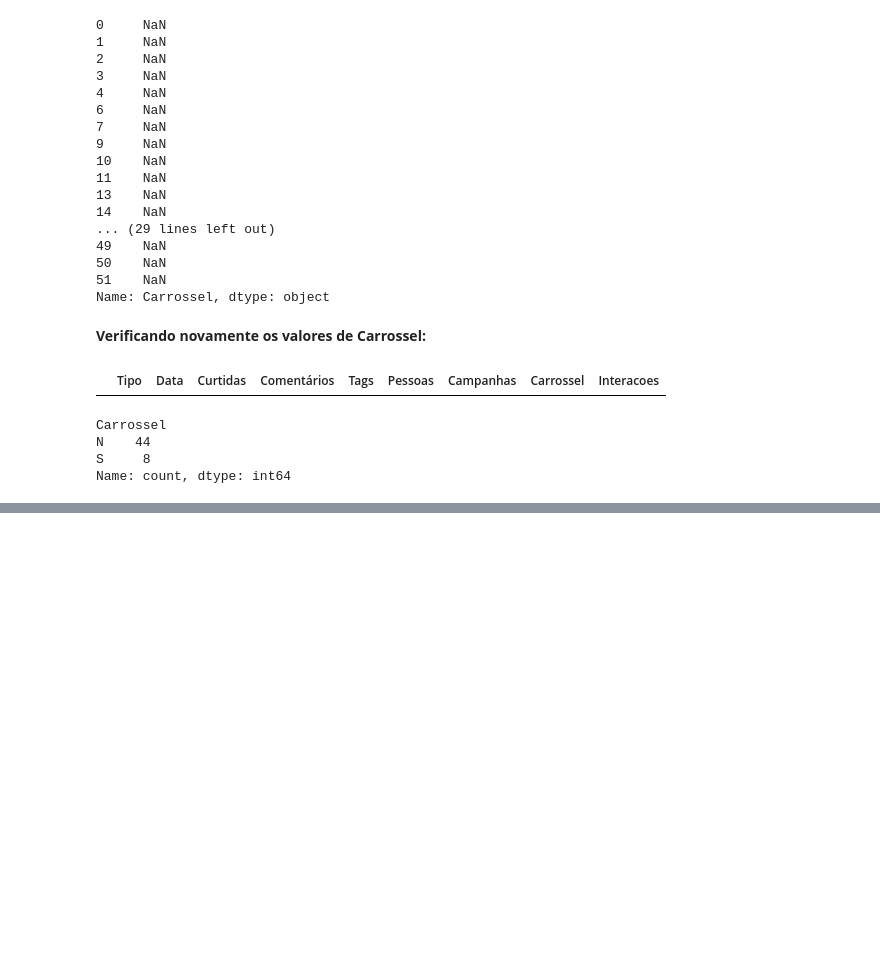
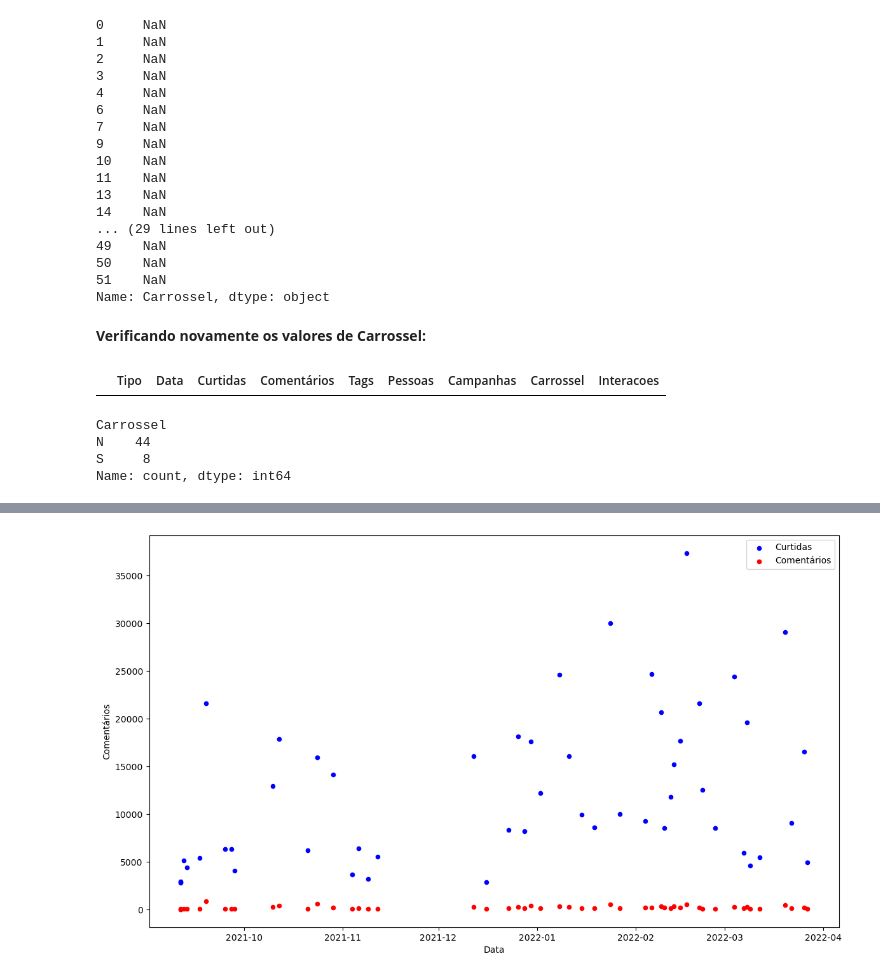
Before and after one commit to andrewyamagata/DADOS, a Jupyter notebook: Aula03AnaliseEngajamento.ipynb, the cells around one changed output, grey strips where cells are left out. Saved outputs shown, nothing was run; the diff lists cells and outputs as text; code cells hidden in the pictures; blank space fills up the shorter version.

```diff
--- a/Aula03AnaliseEngajamento.ipynb
+++ b/Aula03AnaliseEngajamento.ipynb
@@ -189,0 +213,6 @@ Name: count, dtype: int64
+# %%
+# Podemos colocar curtidas e comentários no mesmo gráfico
+ax = base.plot(kind="scatter",x="Data",y="Curtidas",color="blue",label="Curtidas",figsize=(14,8));
+base.plot(kind="scatter",x="Data",y="Comentários",color="red",label="Comentários",figsize=(14,8),ax=ax);
+# %% [output]
+[figure, added]
```
Also changed, not shown: parts of 10 cells of this notebook.
